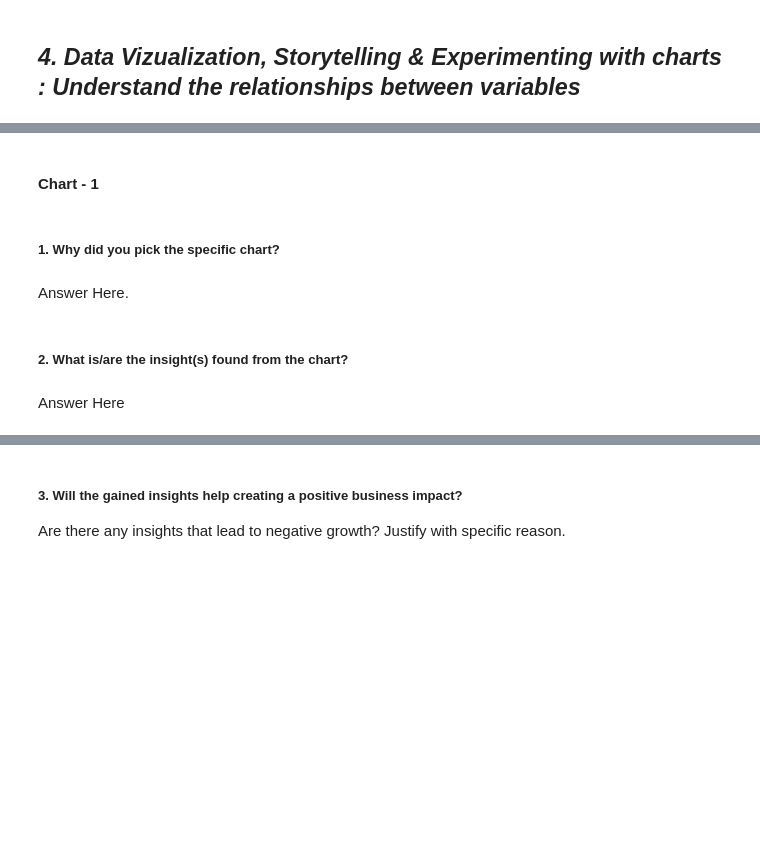
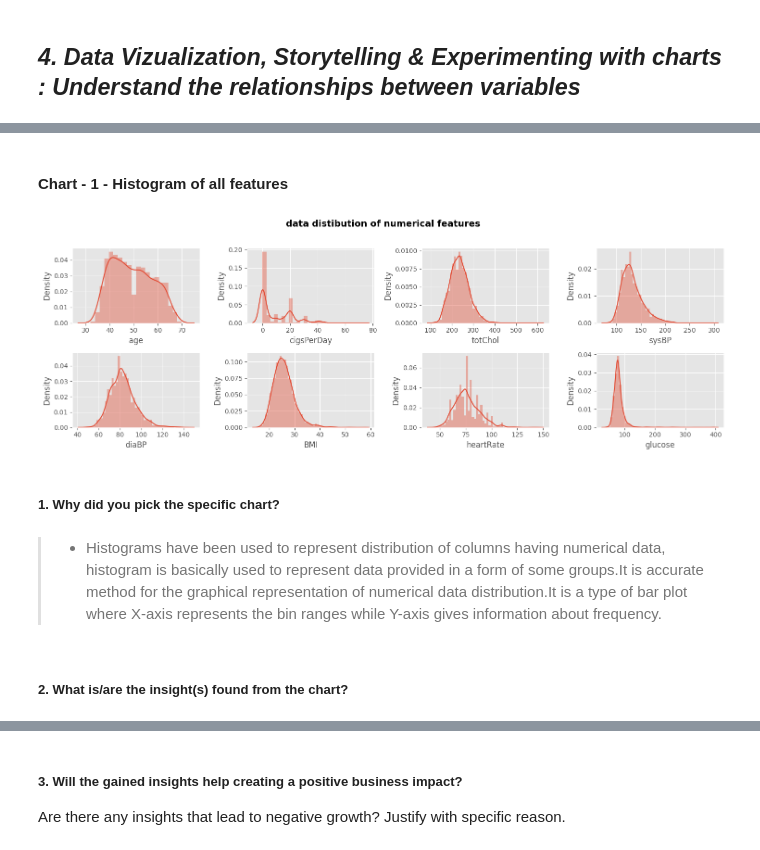
Before and after one commit to ashish-mali/Classification-Cardiovascular-Risk-Prediction, a Jupyter notebook: Cardiovascular_Risk_Prediction_Capstone_Project.ipynb, the cells around one changed output, grey strips where cells are left out. Saved outputs shown, nothing was run; the diff lists cells and outputs as text; code cells hidden in the pictures; blank space fills up the shorter version.

```diff
--- a/Cardiovascular_Risk_Prediction_Capstone_Project.ipynb
+++ b/Cardiovascular_Risk_Prediction_Capstone_Project.ipynb
@@ -940,0 +950,24 @@ df.groupby('diabetes')['totChol', 'sysBP', 'diaBP', 'BMI', 'heartRate', 'glucose
+# %%
+# Splitting features into numeric and categoric
+# Creating the list of numeric features
+numeric_features = []
+
+# Creating the list of categorical features
+categoric_features = []
+
+# whichever feature has more than 10 category appending on numeric_features
+# and remaing are appending in categoric_features
+
+# Let's iterate through each column
+for col in df.columns:
+  if df[col].nunique() > 10:
+    numeric_features.append(col)
+  else:
+    categoric_features.append(col)
+
+
+print(f'numeric feature : {numeric_features}')
+print(f'category feature : {categoric_features}')
+print('*'*50)
+print(f'There are {len(numeric_features)} numerical features in our data set')
+print(f'There are {len(categoric_features)} categorical features in our data set')
@@ -941,2 +988,2 @@ df.groupby('diabetes')['totChol', 'sysBP', 'diaBP', 'BMI', 'heartRate', 'glucose
 # %% [markdown]
-#### Chart - 1
+#### Chart - 1 - Histogram of all features
@@ -945,8 +990,20 @@ df.groupby('diabetes')['totChol', 'sysBP', 'diaBP', 'BMI', 'heartRate', 'glucose
+# %%
+# Chart - 1 visualization code
+# setting up the size
+plt.figure(figsize=(15,5))
+plt.suptitle('Data Distibution of Numerical Features', fontsize=14, fontweight='bold', y=1.02)
+
+# Let's iterate through each features
+for i,col in enumerate(numeric_features):
+  plt.subplot(2, 4, i+1)
+  a= sns.distplot(df[col])
+  plt.xlabel(col)
+  plt.tight_layout()
+# %% [output]
+[figure, added]
 # %% [markdown]
 ##### 1. Why did you pick the specific chart?
-# %% [markdown]
-Answer Here.
+# %% [markdown]
+>* Histograms have been used to represent distribution of columns having numerical data, histogram is basically used to represent data provided in a form of some groups.It is accurate method for the graphical representation of numerical data distribution.It is a type of bar plot where X-axis represents the bin ranges while Y-axis gives information about frequency.
 # %% [markdown]
 ##### 2. What is/are the insight(s) found from the chart?
-# %% [markdown]
-Answer Here
```
Also changed, not shown: parts of 35 cells of this notebook.
